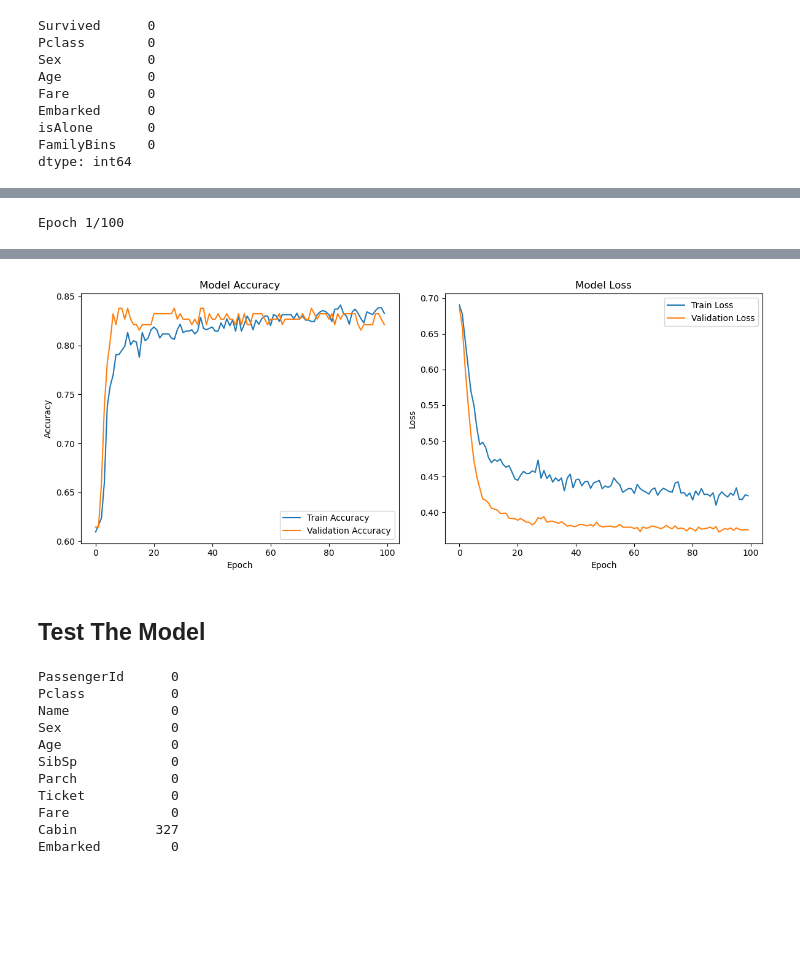
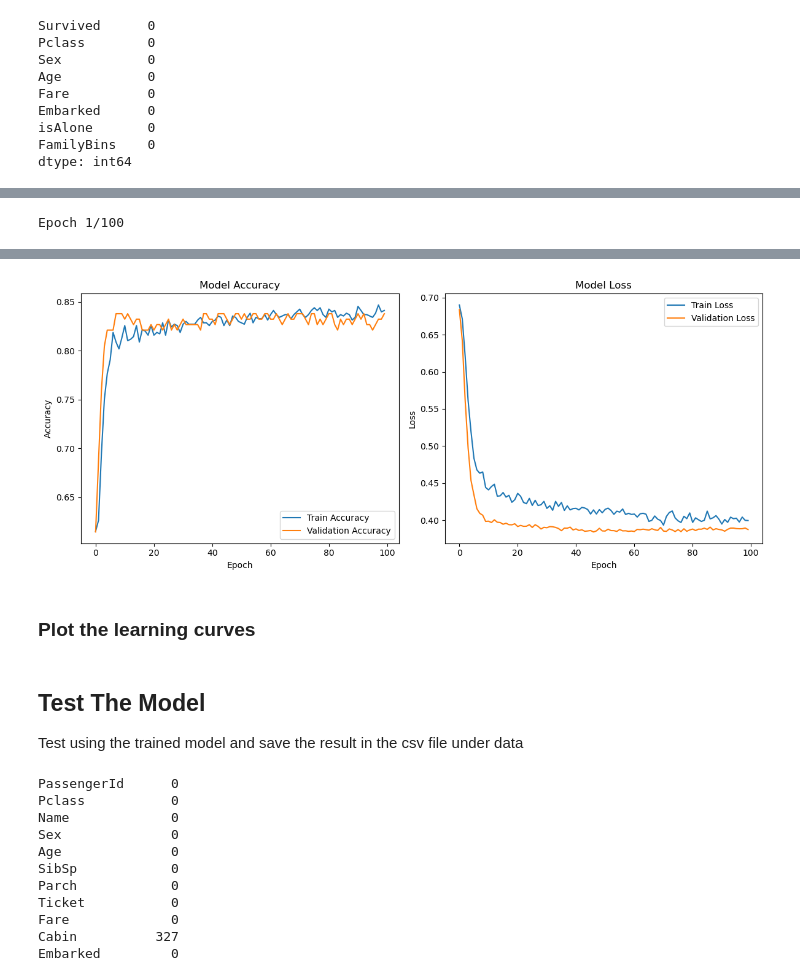
Before and after one commit to WinNKyawWilly/simple-titanic, a Jupyter notebook: main.ipynb, the cells around one changed output, grey strips where cells are left out. Cells and saved outputs as stored; diff of their text form; code cells hidden in the pictures; blank space fills up the shorter version.

```diff
--- a/main.ipynb
+++ b/main.ipynb
@@ -37,7 +49,6 @@ data = train.iloc[:891]
 data['Age'] = data['Age'].fillna(data['Age'].mean())
 data['Embarked'] = data['Embarked'].fillna(data['Embarked'].mode()[0])
 
-# Fill missing values in Fare using Iterative Imputer
 imp = IterativeImputer(max_iter=10, random_state=0)
 data['Fare'] = imp.fit_transform(data[['Fare']])
 
@@ -47,7 +58,7 @@ data['isAlone'] = data['FamilySize'].apply(lambda x: 1 if x == 1 else 0)
 data['FamilyBins'] = pd.cut(data['FamilySize'], bins=[0, 1, 4, 7, 11], labels=['Solo', 'Small', 'Medium', 'Large'])
 
 # Drop columns
-data = data.drop(['PassengerId', 'Name', 'Ticket', 'Cabin', 'FamilySize', 'SibSp', 'Parch'], axis=1)
+data = data.drop(['PassengerId', 'Name', 'Ticket', 'Cabin', 'SibSp','FamilySize' ,'Parch'], axis=1)
 
 # print(data.head())
 print(data.isna().sum())
@@ -66,7 +84,7 @@ dtype: int64
 # %%
 # Standardize Age and Fare
 scaler = StandardScaler()
-data[['Age', 'Fare']] = scaler.fit_transform(data[['Age', 'Fare']])
+data[['Age', 'Fare']] = scaler.fit_transform(data[['Age','Fare']])
 
 #Label Encode Categorical Data
 le = LabelEncoder()
@@ -77,9 +95,14 @@ data['Embarked'] = le.fit_transform(data['Embarked'])
 ohe = OneHotEncoder()
 pclass = pd.DataFrame(ohe.fit_transform(data[['Pclass']]).toarray()).add_prefix('Pclass_')
 familybins = pd.DataFrame(ohe.fit_transform(data[['FamilyBins']]).toarray()).add_prefix('FamilyBins_')
-data = pd.concat([data, pclass, familybins], axis=1)
+embarked = pd.DataFrame(ohe.fit_transform(data[['Embarked']]).toarray()).add_prefix('Embarked_')
+data = pd.concat([data, pclass, familybins, embarked], axis=1)
 
-data = data.drop(['Pclass', 'FamilyBins'], axis=1)
+data = data.drop(['Pclass', 'FamilyBins', 'Embarked'], axis=1)
+
+import seaborn as sns
+plt.figure(figsize=(10, 10))
+sns.heatmap(data.corr(), annot=True)
 
 print(data.head())
 # %% [output]
@@ -99,5 +157,5 @@ print(data.head())
 # %%
-X = data.drop('Survived', axis=1)
+X = data.drop(['Survived'], axis=1)
 y = data['Survived']
 
 X_train, X_test, y_train, y_test = train_test_split(X, y, test_size=0.2, random_state=0)
@@ -105,9 +163,9 @@ X_train, X_test, y_train, y_test = train_test_split(X, y, test_size=0.2, random_
 def build_model_A():
     model = Sequential()
     model.add(Dense(32, input_dim=X_train.shape[1], activation='relu', kernel_initializer='uniform'))
-    model.add(Dropout(0.2))
+    model.add(Dropout(0.1))
     model.add(Dense(16, activation='relu', kernel_initializer='uniform'))
-    model.add(Dropout(0.4))
+    model.add(Dropout(0.1))
     model.add(Dense(1, activation='sigmoid', kernel_initializer='uniform'))
     model.compile(optimizer=Adam(), loss='binary_crossentropy', metrics=['accuracy'])
     return model
@@ -118,34 +176,6 @@ history = model_A.fit(X_train, y_train, epochs=100, batch_size=25, validation_da
 
 y_pred = model_A.predict(X_test)
 y_pred = (y_pred > 0.5).astype(int)
-print(accuracy_score(y_test, y_pred))
-
-# Plot the learning curves
-def plot_learning_curves(history):
-    # Plot training & validation accuracy values
-    plt.figure(figsize=(12, 5))
-
-    # Accuracy plot
-    plt.subplot(1, 2, 1)
-    plt.plot(history.history['accuracy'], label='Train Accuracy')
-    plt.plot(history.history['val_accuracy'], label='Validation Accuracy')
-    plt.title('Model Accuracy')
-    plt.xlabel('Epoch')
-    plt.ylabel('Accuracy')
-    plt.legend(loc='lower right')
-
-    # Loss plot
-    plt.subplot(1, 2, 2)
-    plt.plot(history.history['loss'], label='Train Loss')
-    plt.plot(history.history['val_loss'], label='Validation Loss')
-    plt.title('Model Loss')
-    plt.xlabel('Epoch')
-    plt.ylabel('Loss')
-    plt.legend(loc='upper right')
-
-    plt.tight_layout()
-    plt.show()
-
-plot_learning_curves(history)
+print("Accuracy:" + accuracy_score(y_test, y_pred))
 # %% [output]
 Epoch 1/100
@@ -169,3 +199,3 @@ WARNING:tensorflow:5 out of the last 13 calls to <function TensorFlowTrainer.mak
-[figure, old version]
+[figure, new version]
-# %% [markdown]
-## Test The Model
+# %% [markdown]
+### Plot the learning curves
@@ -172,3 +229,7 @@ WARNING:tensorflow:5 out of the last 13 calls to <function TensorFlowTrainer.mak
+# %% [markdown]
+## Test The Model
+
+Test using the trained model and save the result in the csv file under data
 # %%
 test = test.iloc[:418]
 # %%
```
Also changed, not shown: parts of 11 cells of this notebook, 1 other file.
